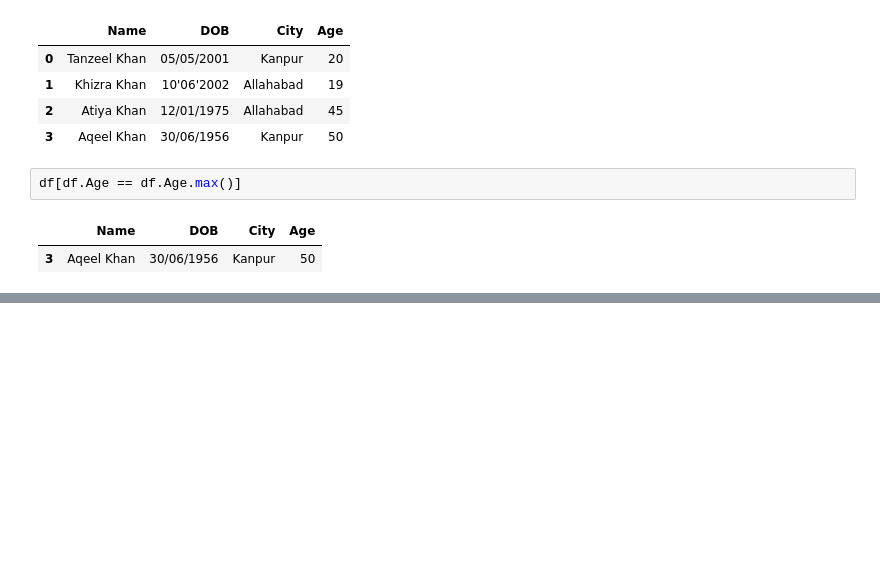
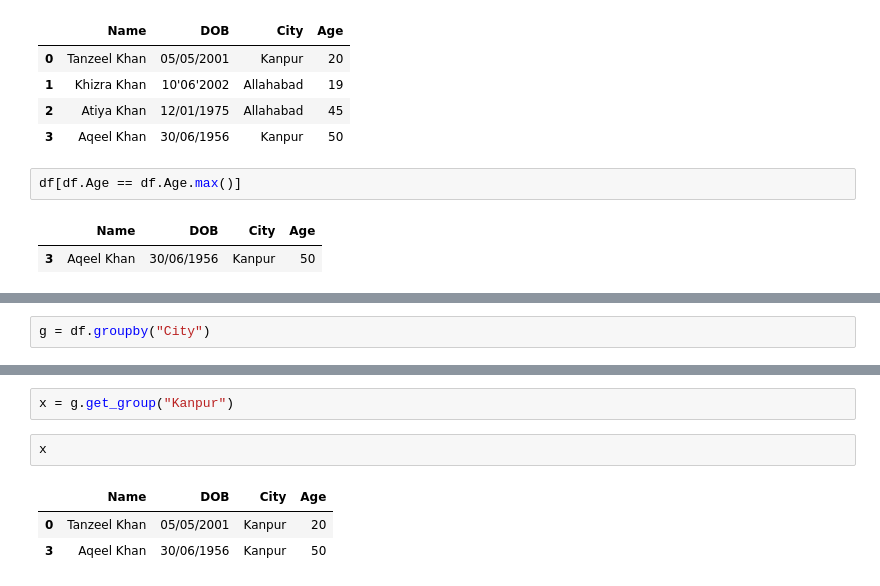
Before and after one commit to tanzeyl/Self-Study, a Jupyter notebook: Python_Practice.ipynb, the cells around one changed output, grey strips where cells are left out. Cells and saved outputs as stored; diff of their text form; blank space fills up the shorter version.

```diff
--- a/Python_Practice.ipynb
+++ b/Python_Practice.ipynb
@@ -76,0 +82,2 @@ df[df.Age == df.Age.max()]
+# %%
+g = df.groupby("City")
@@ -76,0 +105,8 @@ df[df.Age == df.Age.max()]
+# %%
+x = g.get_group("Kanpur")
+# %%
+x
+# %% [output]
+|  | Name | DOB | City | Age |
+| 0 | Tanzeel Khan | 05/05/2001 | Kanpur | 20 |
+| 3 | Aqeel Khan | 30/06/1956 | Kanpur | 50 |
```
Also changed, not shown: parts of 3 cells of this notebook.
